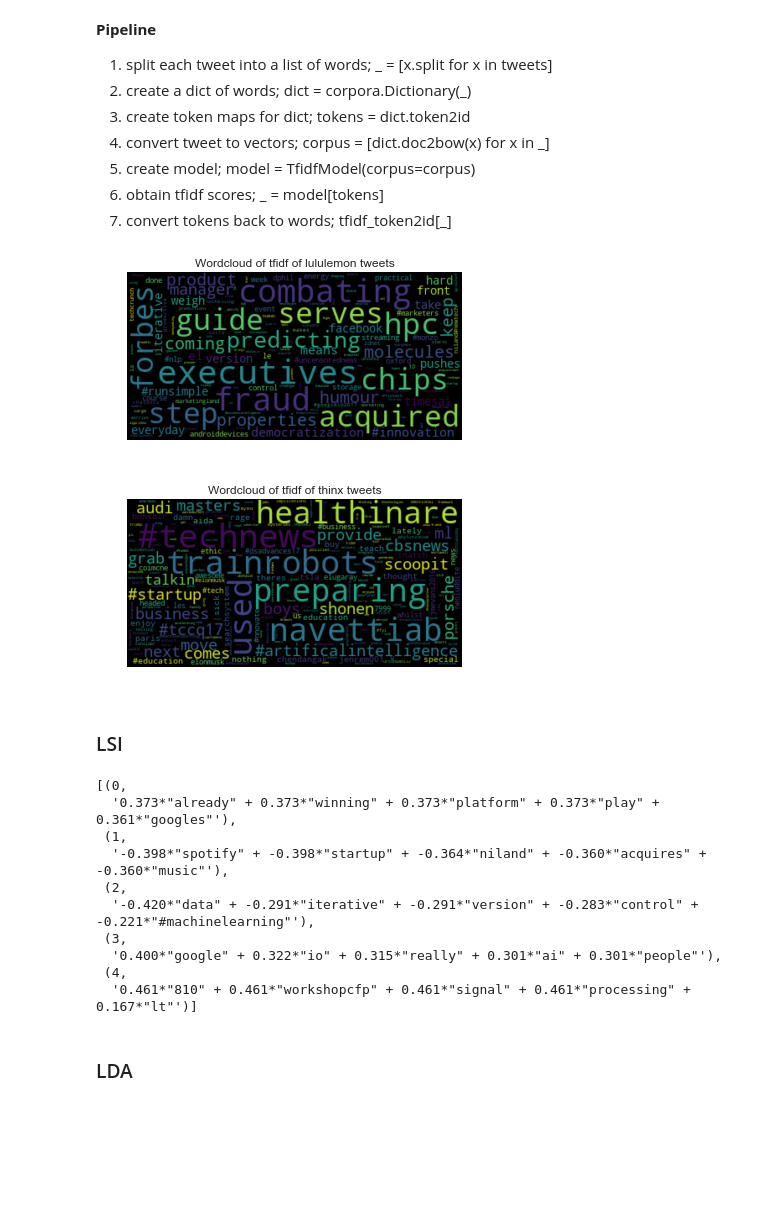
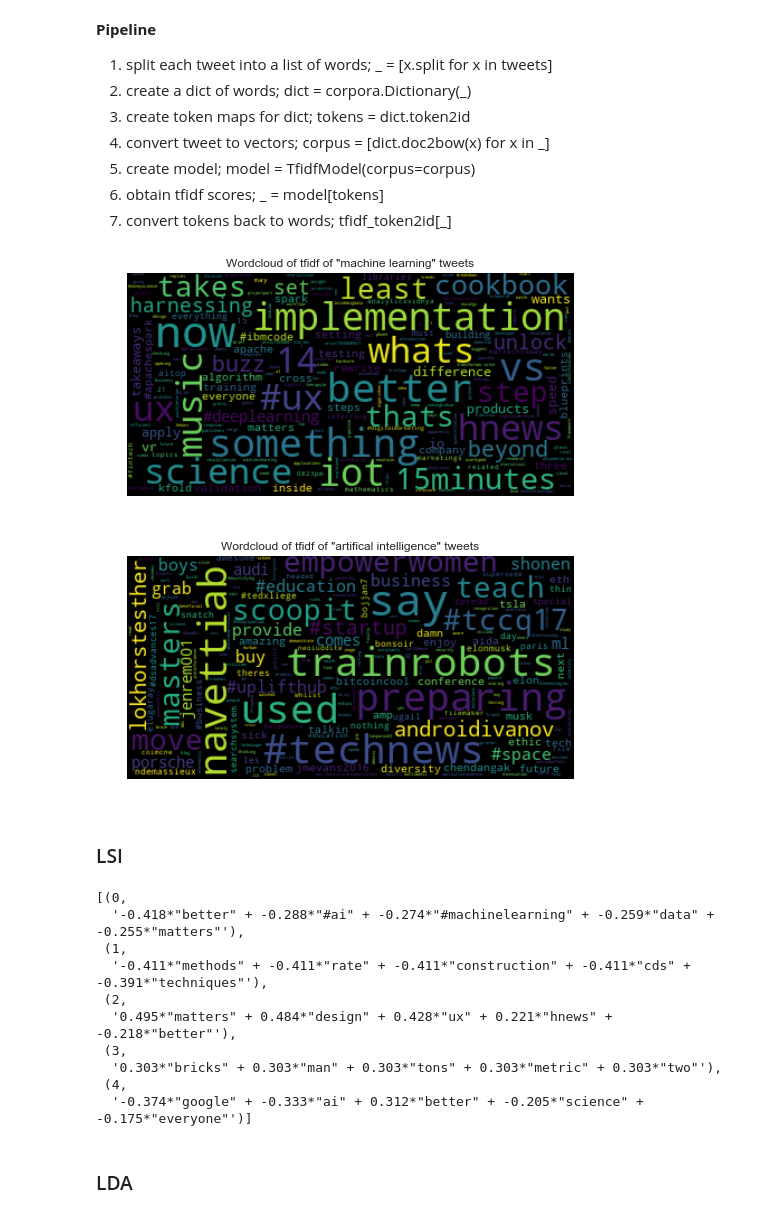
Before and after one commit to aerymilts/comparative-tweets, a Jupyter notebook: comparative-tweets.ipynb, the cells around one changed output. Drawn from its saved outputs; the diff is of its cells as text; code cells hidden in the pictures; blank space fills up the shorter version.

```diff
--- a/comparative-tweets.ipynb
+++ b/comparative-tweets.ipynb
@@ -71,23 +69,19 @@ b_data = tweet_data('b', b_query, count=400, refresh=True)
 # %%
 # change to lowercase, remove url, remove all punctuation except hashtags
 def clean(text):
-# def clean(text, bytelen):
-#     if not (len(text) <= len(text.encode()) - bytelen): # adjust bytelen to remove non-english tweets but include non-ascii tweets
     text = ''.join(char for char in text if char in string.printable) # filtered by individual character matching on ascii table
     text = text.lower() # lowercase
-    text = re.sub('https?://[^\s]*', '', text) # remove urls
+    text = re.sub('https?://[^ ]*', '', text) # remove urls
     punc = '[' + re.escape(string.punctuation.replace('#', '')) + ']' # remove punctuation from text, except hashtags
     text = re.sub(punc, '', text)
-    text = re.sub('\s+', ' ', text) # remove duplicate spaces
+    text = re.sub(' +', ' ', text) # remove duplicate spaces
     text = text.strip() # remove trailing spaces
     return text
 
-# def tweet_extract(tweetobj, bytelen, retweet=False):
 def tweet_extract(tweetobj, retweet=False):
     if not retweet: # remove retweets, looking for unique tweets only
         if tweetobj.retweeted or 'RT @' in tweetobj.full_text:
             return None
-#     return clean(tweetobj.full_text, bytelen)
     return clean(tweetobj.full_text)
 # %%
 # split tweets into a list of string where each string represents each tweet
@@ -208,16 +180,16 @@ class tfidf_pipeline(corpora_pipe):
 # %%
 plt.imshow(WordCloud(max_font_size=40, stopwords=stopwords).generate_from_frequencies(frequencies=tfidf_pipeline(a_tweets, stopwords).transform()), interpolation='bilinear')
 plt.axis('off')
-plt.title('Wordcloud of tfidf of a tweets')
+plt.title('Wordcloud of tfidf of "machine learning" tweets')
 plt.show()
 
 plt.imshow(WordCloud(max_font_size=40, stopwords=stopwords).generate_from_frequencies(frequencies=tfidf_pipeline(b_tweets, stopwords).transform()), interpolation='bilinear')
 plt.axis('off')
-plt.title('Wordcloud of tfidf of b tweets')
+plt.title('Wordcloud of tfidf of "artifical intelligence" tweets')
 plt.show()
 # %% [output]
-[figure, old version]
+[figure, new version]
-[figure, old version]
+[figure, new version]
 # %% [markdown]
 ### LSI
 # %%
@@ -232,15 +204,15 @@ corpus_list = a_lsi[a_tfidf.corpus]
 a_lsi.show_topics(num_words=5)
 # %% [output]
 [(0,
-  '0.373*"already" + 0.373*"winning" + 0.373*"platform" + 0.373*"play" + 0.361*"googles"'),
+  '-0.418*"better" + -0.288*"#ai" + -0.274*"#machinelearning" + -0.259*"data" + -0.255*"matters"'),
  (1,
-  '-0.398*"spotify" + -0.398*"startup" + -0.364*"niland" + -0.360*"acquires" + -0.360*"music"'),
+  '-0.411*"methods" + -0.411*"rate" + -0.411*"construction" + -0.411*"cds" + -0.391*"techniques"'),
  (2,
-  '-0.420*"data" + -0.291*"iterative" + -0.291*"version" + -0.283*"control" + -0.221*"#machinelearning"'),
+  '0.495*"matters" + 0.484*"design" + 0.428*"ux" + 0.221*"hnews" + -0.218*"better"'),
  (3,
-  '0.400*"google" + 0.322*"io" + 0.315*"really" + 0.301*"ai" + 0.301*"people"'),
+  '0.303*"bricks" + 0.303*"man" + 0.303*"tons" + 0.303*"metric" + 0.303*"two"'),
  (4,
-  '0.461*"810" + 0.461*"workshopcfp" + 0.461*"signal" + 0.461*"processing" + 0.167*"lt"')]
+  '-0.374*"google" + -0.333*"ai" + 0.312*"better" + -0.205*"science" + -0.175*"everyone"')]
 # %% [markdown]
 ### LDA
 # %%
```
Also changed, not shown: parts of 26 cells of this notebook.
